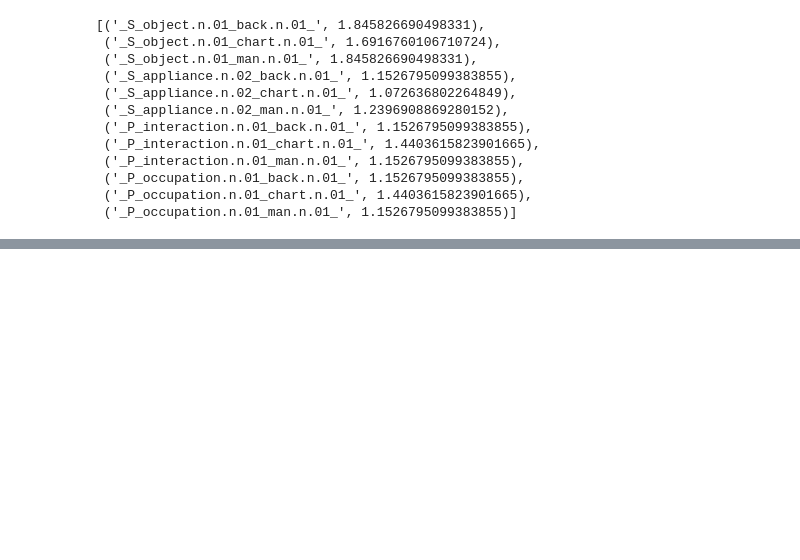
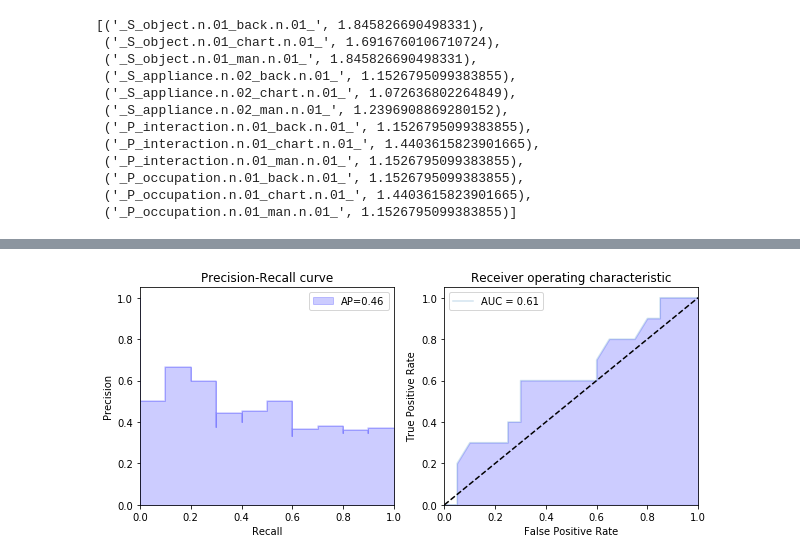
Before and after one commit to shwinshaker/Text2Scene, a Jupyter notebook: train.ipynb, the cells around one changed output, grey strips where cells are left out. Cells and saved outputs as stored; diff of their text form; code cells hidden in the pictures; blank space fills up the shorter version.

```diff
--- a/train.ipynb
+++ b/train.ipynb
@@ -177,3 +268,51 @@ Accuracy:  0.7142857142857143
+# %%
+from sklearn.metrics import precision_recall_curve
+from sklearn.metrics import average_precision_score
+from sklearn.metrics import roc_curve, auc
+import matplotlib.pyplot as plt
+from inspect import signature
+
+y_true = y[ind_test:]
+y_prob = clf.predict_proba(X[ind_test:])[:,1]
+plt.figure(figsize=(10,4))
+plt.subplot(1,2,1)
+precision, recall, thresholds = precision_recall_curve(y_true,
+                                                       y_prob)
+ap = average_precision_score(y[ind_test:], clf.predict_proba(X[ind_test:])[:,1])
+# print(thresholds)
+# In matplotlib < 1.5, plt.fill_between does not have a 'step' argument
+step_kwargs = ({'step': 'post'}
+               if 'step' in signature(plt.fill_between).parameters
+               else {})
+plt.step(recall, precision, color='b', alpha=0.2,
+         where='post')
+plt.fill_between(recall, precision, alpha=0.2,
+                 color='b', **step_kwargs,
+                 label='AP={0:0.2f}'.format(ap))
+
+plt.xlabel('Recall')
+plt.ylabel('Precision')
+plt.ylim([0.0, 1.05])
+plt.xlim([0.0, 1.0])
+plt.title('Precision-Recall curve')
+plt.legend(loc="upper right")
+
+plt.subplot(1,2,2)
+fpr, tpr, thresholds = roc_curve(y_true, y_prob)
+plt.plot(fpr, tpr, alpha=0.2,
+         label='AUC = %0.2f' % auc(fpr, tpr))
+plt.fill_between(fpr, tpr, alpha=0.2, color='b')
+plt.plot([0, 1], [0, 1], 'k--')
+plt.xlabel('False Positive Rate')
+plt.ylabel('True Positive Rate')
+plt.ylim([0.0, 1.05])
+plt.xlim([0.0, 1.0])
+plt.title('Receiver operating characteristic')
+plt.legend(loc="upper left")
+
+plt.show()
+# %% [output]
+[figure, added]
 # %%
 d = dict(zip(dataset.features_, clf.coef_.tolist()[0]))
 d_filter = filter(lambda x: x[1] != 0, d.items())
```
Also changed, not shown: parts of 14 cells of this notebook, 3 other files.
